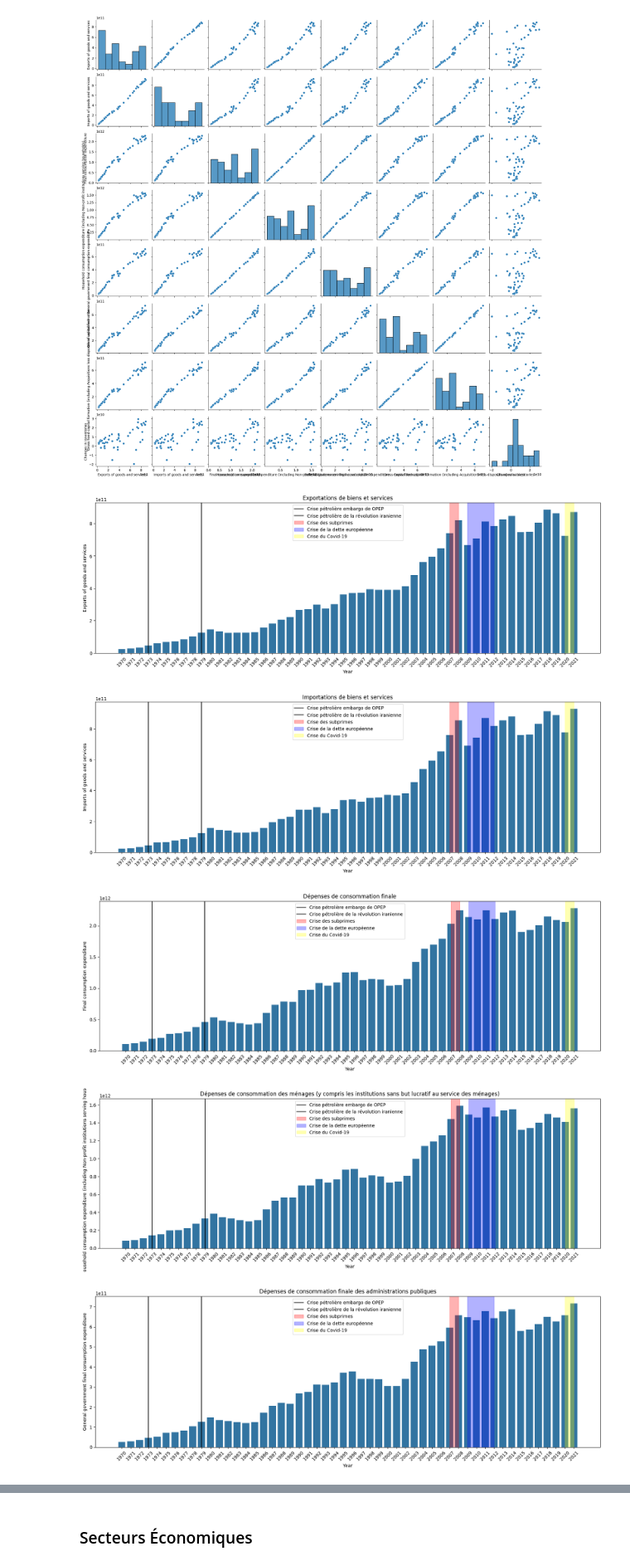
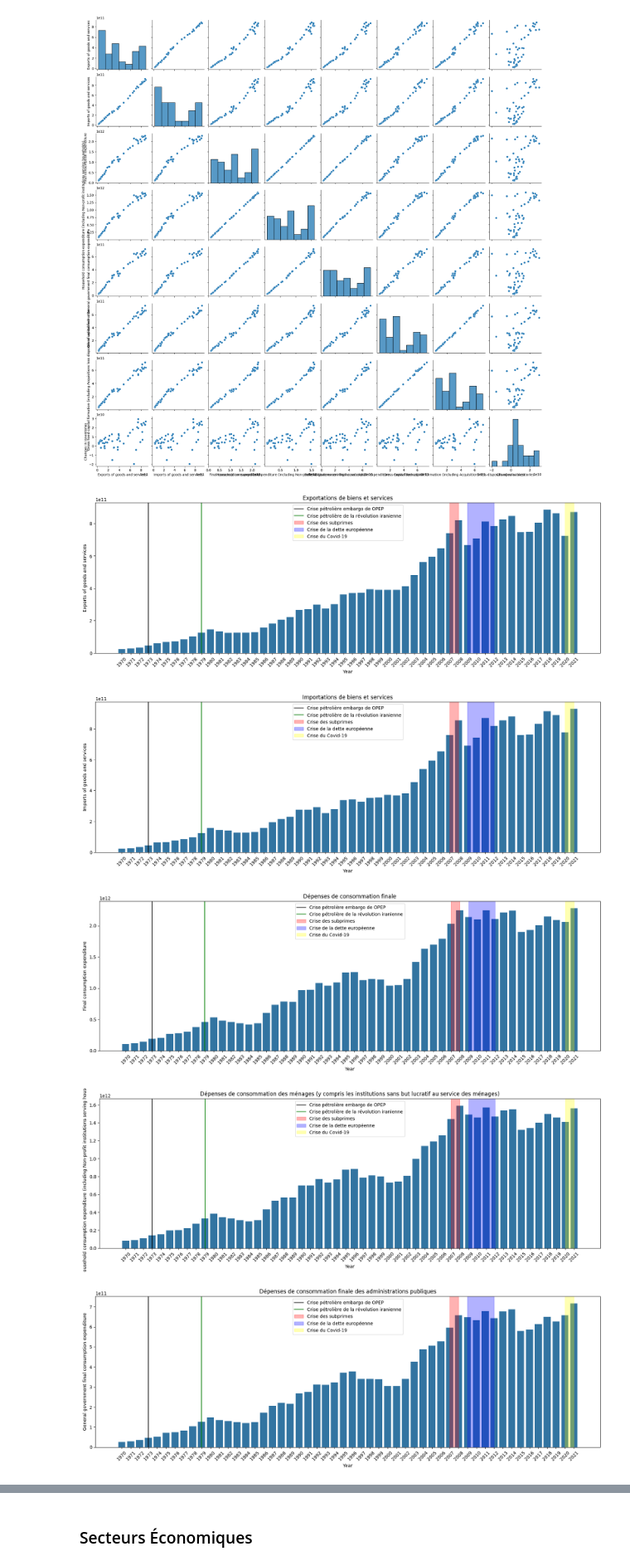
Before and after one commit to Falite/Notebooks-Jupyter, a Jupyter notebook: Réseaux Neuronaux/Global_Economy.ipynb, the cells around one changed output, grey strips where cells are left out. Shown at 83% size. Cells and saved outputs as stored; diff of their text form; code cells hidden in the pictures.

```diff
--- a/Réseaux Neuronaux/Global_Economy.ipynb
+++ b/Réseaux Neuronaux/Global_Economy.ipynb
@@ -345,36 +345,36 @@ Year=df_eco_fr[' Year '].tolist()
 petrole_OPEP=Year.index(1973)
 
 petrole_iran=Year.index(1979)
 
 subprime_d=Year.index(2007)
 subprime_f=Year.index(2008)
 
 dette_européenne_d=Year.index(2009)
 dette_européenne_f=Year.index(2012)
 
 covid_d=Year.index(2020)
 covid_f=Year.index(2021)
 
 for elem in composantes_pib:
     plt.figure(figsize=(20,6))
     sns.barplot(x=df_eco_fr[' Year '], y=df_eco_fr[elem])
     #plt.axvline(x=subprime_d, color='red', linestyle='-', label='début de la Crise des subprimes')
     #plt.axvline(x=subprime_f, color='red', linestyle='-', label='fin de la Crise des subprimes')
     plt.axvline(x=petrole_OPEP, color='black', linestyle='-', label='Crise pétrolière embargo de OPEP')
-    plt.axvline(x=petrole_iran, color='black', linestyle='-', label='Crise pétrolière de la révolution iranienne')
+    plt.axvline(x=petrole_iran, color='green', linestyle='-', label='Crise pétrolière de la révolution iranienne')
     plt.axvspan(subprime_d, subprime_f, color='red',alpha=0.3,  label='Crise des subprimes')
     plt.axvspan(dette_européenne_d, dette_européenne_f, color='blue', alpha=0.3, label='Crise de la dette européenne')
     plt.axvspan(covid_d, covid_f, color='yellow', alpha=0.3, label='Crise du Covid-19')
 
     titre=traduction.get(elem, elem)
     plt.title(f'{titre}')
     plt.xticks(rotation=45)
     plt.legend()
 
 plt.show()
 # %% [output]
-[figure, old version]
+[figure, new version]
-[figure, old version]
+[figure, new version]
-[figure, old version]
+[figure, new version]
-[figure, old version]
+[figure, new version]
-[figure, old version]
+[figure, new version]
```
Also changed, not shown: parts of 2 cells of this notebook, 1 other file.
